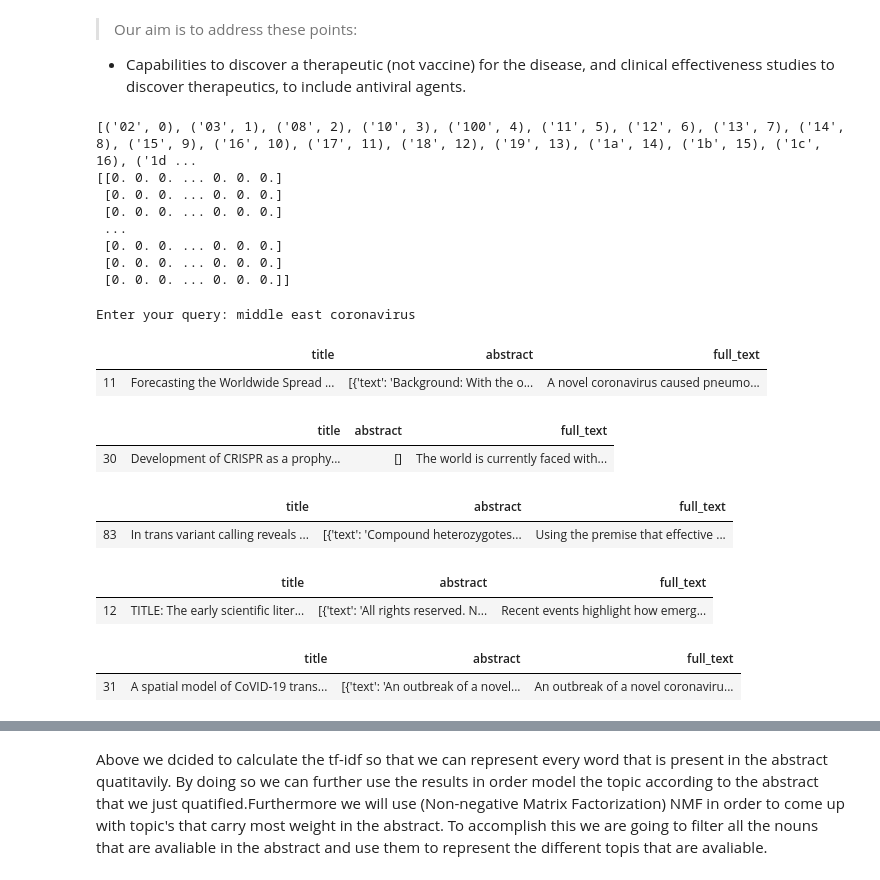
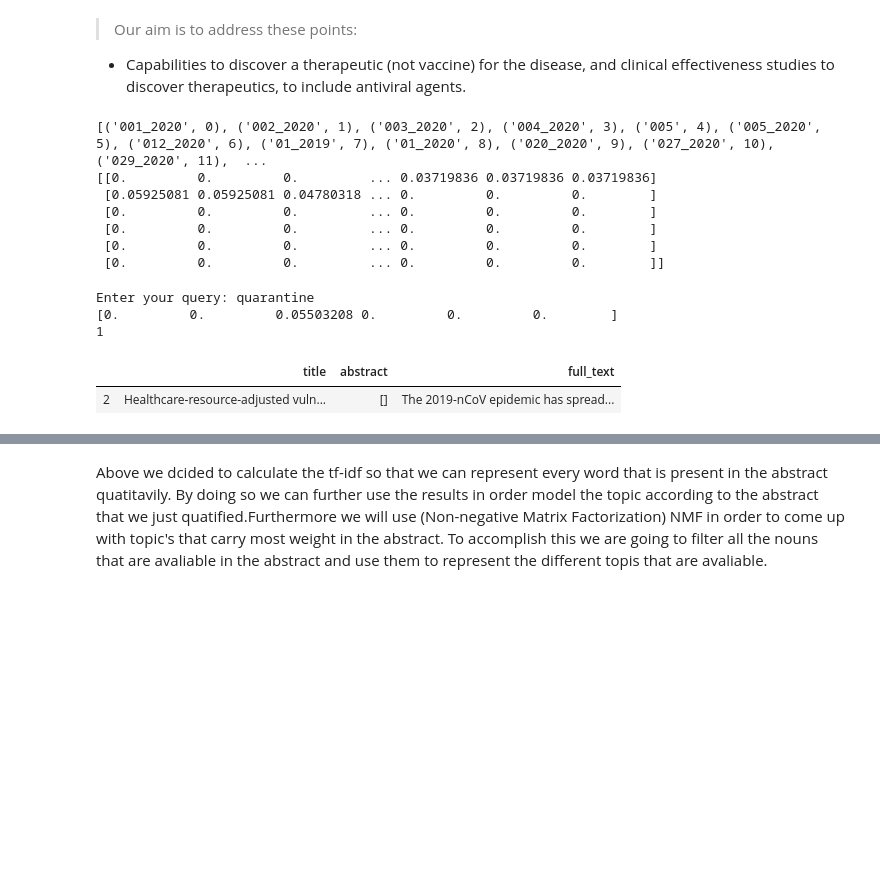
Before and after one commit to marwagaser/NLP_Project, a Jupyter notebook: NLP Project master.ipynb, the cells around one changed output, grey strips where cells are left out. Saved outputs shown, nothing was run; the diff lists cells and outputs as text; code cells hidden in the pictures; blank space fills up the shorter version.

Commit message:
feat: added conditions on search engine

```diff
--- a/NLP Project master.ipynb
+++ b/NLP Project master.ipynb
@@ -117,7 +118,7 @@ most_occur = vocab_count.most_common(200) #get the most common 200 words
 #print(most_occur) #print the most common 200 words
 # %%
 #create a tf-idf matrix for the words above
-v = TfidfVectorizer(sublinear_tf = True, min_df = 0.05,max_df = 0.8)
+v = TfidfVectorizer(sublinear_tf = True, min_df = 0.05)
 #For the above vectorizer, the first paramater specifies that the 1+log(tf) is going to be used instead of tf.
 #The second parameter specifies that if a term appears in less than 5% of the docs, ignore it
 #The third parameter, considers word that do not occur in more than 80% of the corpus
@@ -125,45 +126,55 @@ tfidf = v.fit_transform(stemmed_text) #fit and transform the stemmed texts which
 print(sorted(v.vocabulary_.items(), key=lambda x : x[1]))
 print(tfidf.toarray())
 # %% [output]
-[('02', 0), ('03', 1), ('08', 2), ('10', 3), ('100', 4), ('11', 5), ('12', 6), ('13', 7), ('14', 8), ('15', 9), ('16', 10), ('17', 11), ('18', 12), ('19', 13), ('1a', 14), ('1b', 15), ('1c', 16), ('1d ...
-[[0. 0. 0. ... 0. 0. 0.]
- [0. 0. 0. ... 0. 0. 0.]
- [0. 0. 0. ... 0. 0. 0.]
- ...
- [0. 0. 0. ... 0. 0. 0.]
- [0. 0. 0. ... 0. 0. 0.]
- [0. 0. 0. ... 0. 0. 0.]]
+[('001_2020', 0), ('002_2020', 1), ('003_2020', 2), ('004_2020', 3), ('005', 4), ('005_2020', 5), ('012_2020', 6), ('01_2019', 7), ('01_2020', 8), ('020_2020', 9), ('027_2020', 10), ('029_2020', 11),  ...
+[[0.         0.         0.         ... 0.03719836 0.03719836 0.03719836]
+ [0.05925081 0.05925081 0.04780318 ... 0.         0.         0.        ]
+ [0.         0.         0.         ... 0.         0.         0.        ]
+ [0.         0.         0.         ... 0.         0.         0.        ]
+ [0.         0.         0.         ... 0.         0.         0.        ]
+ [0.         0.         0.         ... 0.         0.         0.        ]]
 # %%
+
 #Next, the search engine will be implemented with the help of the tf-idf matrix created above and the cosine similarity
-pd.set_option('display.max_colwidth', -1)
-query = input("Enter your query: ")
+flag = False # a flag to indicate whether or not a result is found
+pd.set_option('display.max_colwidth', -1)#to avoid dataframe column's data truncation
+query = input("Enter your query: ") #get the query from the user
 finalQuery="" #create an empty string
 words = query.split(' ') #split the query on spaces
 for word in words: #for each word in the query
+    word = word.lower()
     if(word!=""): #if the word is not an empty string
         if (word=="coronaviruses"):#since the stem and lemmatize functions do not recognize the word coronaviruses as the plural of coronavirus, a conidition was created
             word ="coronavirus"
-        stem_lem_query = porter.stem(word)
-        finalQuery+=stem_lem_query+" " #stem/lemmatize the word and concat it to the string stemmed_val
+        stem_query = porter.stem(word)#stem the word
+        finalQuery+=stem_query+" " #stem the word and concat it to the string finalQuery
 query = [finalQuery.strip()]# remove any trailing spaces from the query
 query_tfidf = v.transform(query)
 cosineSimilarities = cosine_similarity(query_tfidf, tfidf).flatten() #get the cosine similarity list
-answer_indicies = sorted(range(len(cosineSimilarities)), key=lambda i: cosineSimilarities[i])[-5:] #get the top 5 indices with the highest cosine similarity
+#IF NO RESULT
+print(cosineSimilarities)
+countzero_in2 = np.count_nonzero(cosineSimilarities) #get the number of non zero values in cosine similarity
+print(countzero_in2)
+if (countzero_in2==0):#if no cosine similarity which is =/= 0
+    flag = True
+
+else:
+    if (countzero_in2>=5):#if there are more than 5 values greater than 5 output them
+        answer_indicies = sorted(range(len(cosineSimilarities)), key=lambda i: cosineSimilarities[i])[-5:] #get the top 5 indices with the highest cosine similarity
+    else:
+        answer_indicies = sorted(range(len(cosineSimilarities)), key=lambda i: cosineSimilarities[i])[-countzero_in2:] #get the top countzero_in2 indices with the highest cosine
 # %% [output]
-Enter your query: middle east coronavirus
+Enter your query: quarantine
+[0.         0.         0.05503208 0.         0.         0.        ]
+1
 # %%
-#loop on the top 5 indicies and display the dataframe
-for index in answer_indicies:
-    display(FullPaperDataframe.iloc[[index]] )
+#loop on the top 5 indicies and display the title, abstract, and fulltext of the paper that was fetched from the search
+if (flag == True):
+    print("Sorry, no results")
+else:
+    for index in answer_indicies:
+        display(FullPaperDataframe.iloc[[index]] )
 # %% [output]
 |  | title | abstract | full_text |
-| 11 | Forecasting the Worldwide Spread ... | [{'text': 'Background: With the o... | A novel coronavirus caused pneumo... |
+| 2 | Healthcare-resource-adjusted vuln... | [] | The 2019-nCoV epidemic has spread... |
-|  | title | abstract | full_text |
-| 30 | Development of CRISPR as a prophy... | [] | The world is currently faced with... |
-|  | title | abstract | full_text |
-| 83 | In trans variant calling reveals ... | [{'text': 'Compound heterozygotes... | Using the premise that effective ... |
-|  | title | abstract | full_text |
-| 12 | TITLE: The early scientific liter... | [{'text': 'All rights reserved. N... | Recent events highlight how emerg... |
-|  | title | abstract | full_text |
-| 31 | A spatial model of CoVID-19 trans... | [{'text': 'An outbreak of a novel... | An outbreak of a novel coronaviru... |
 # %%
```
Also changed, not shown: parts of 8 cells of this notebook.
